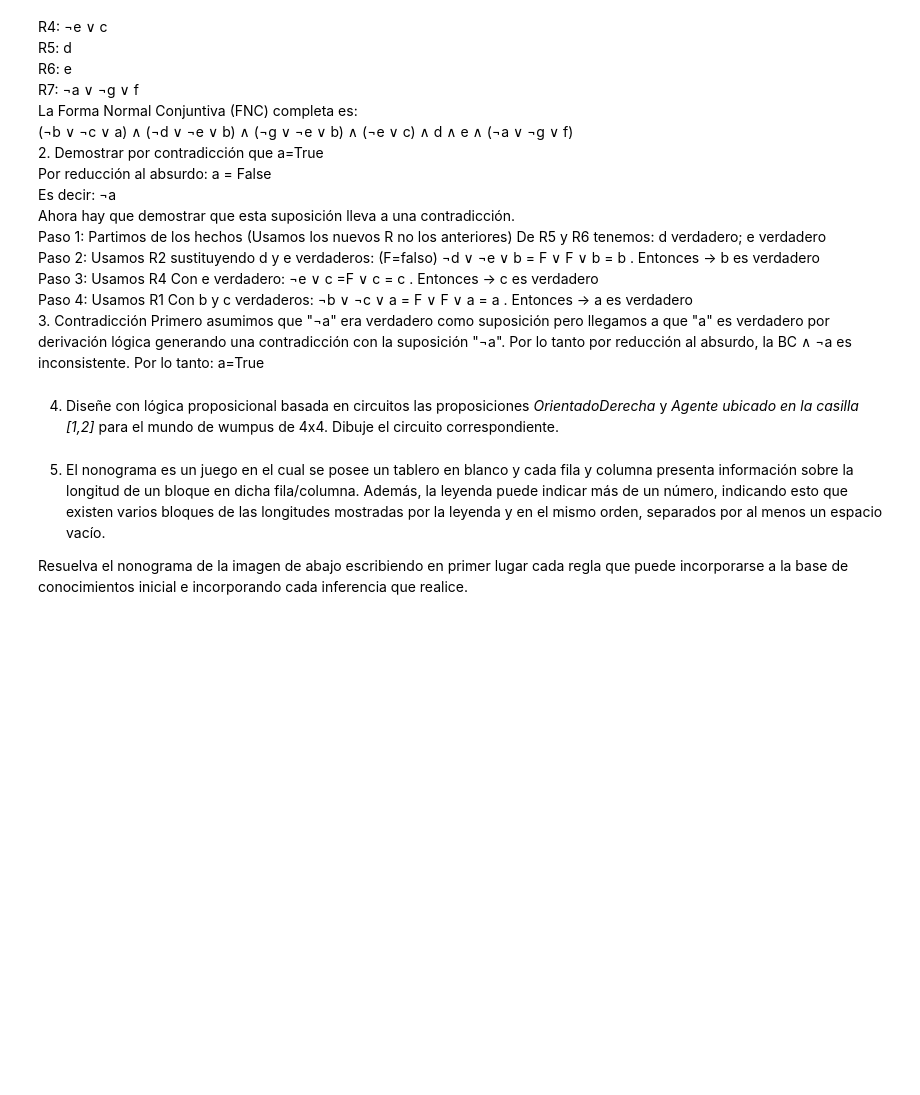
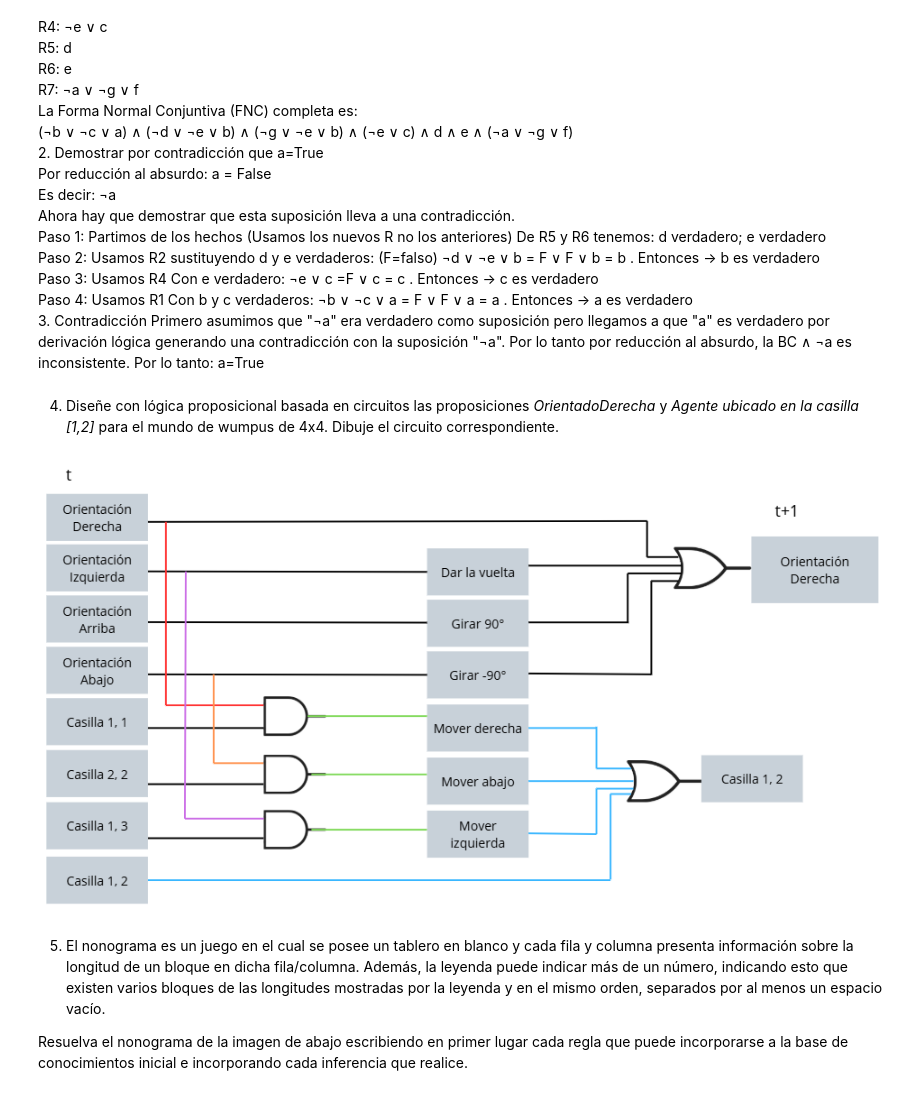
Before and after one commit to Mercedesf/Grupo4-IA1, a Jupyter notebook: TP4/TP4.ipynb, the cells around one changed output. Drawn from its saved outputs; the diff is of its cells as text; code cells hidden in the pictures; blank space fills up the shorter version.

Commit message:
puntos3y4

```diff
--- a/TP4/TP4.ipynb
+++ b/TP4/TP4.ipynb
@@ -65,6 +65,13 @@ $R7: a ∧ g → f$
     3. Contradicción Primero asumimos que "¬a" era verdadero como suposición pero llegamos a que "a" es verdadero por derivación lógica generando una contradicción con la suposición "¬a". Por lo tanto por reducción al absurdo, la BC ∧ ¬a es inconsistente. Por lo tanto: a=True
 # %% [markdown]
 4. Diseñe con lógica proposicional basada en circuitos las proposiciones *OrientadoDerecha* y *Agente ubicado en la casilla [1,2]* para el mundo de wumpus de 4x4. Dibuje el circuito correspondiente.
+# %%
+from IPython.display import Image, display
+
+# Para mostrar una imagen guardada en tu computadora
+display(Image(filename=r'C:\Users\merce\OneDrive\Imágenes\Screenshots\punto_4.png'))
+# %% [output]
+[figure, added]
 # %% [markdown]
 
 5. El nonograma es un juego en el cual se posee un tablero en blanco y cada fila y columna presenta información sobre la longitud de un bloque en dicha fila/columna. Además, la leyenda puede indicar más de un número, indicando esto que existen varios bloques de las longitudes mostradas por la leyenda y en el mismo orden, separados por al menos un espacio vacío.
```
